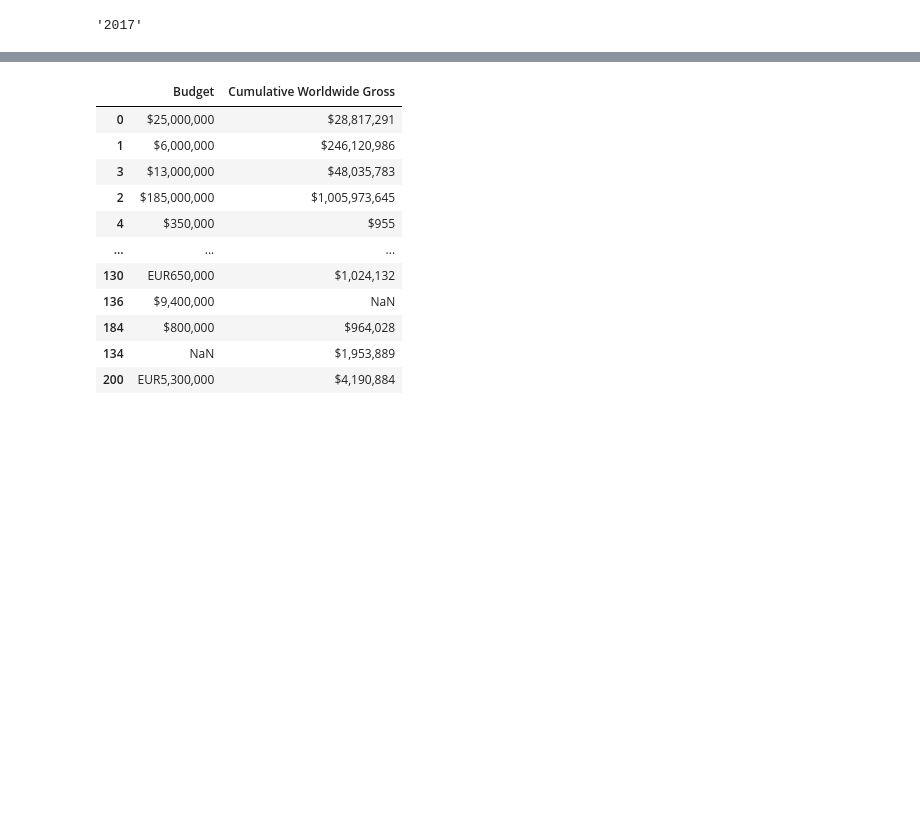
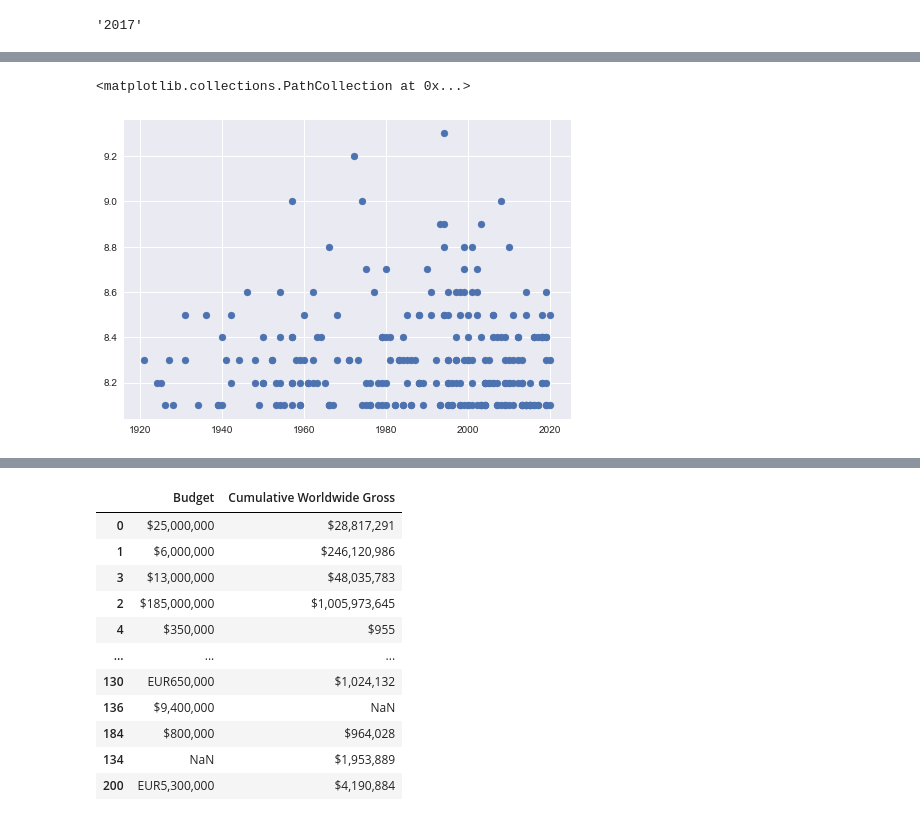
Before and after one commit to neeschal00/IMDB-250-movies-budget, a Jupyter notebook: usingData.ipynb, the cells around one changed output, grey strips where cells are left out. Cells and saved outputs as stored; diff of their text form; code cells hidden in the pictures; blank space fills up the shorter version.

Commit message:
Testing out the plots

```diff
--- a/usingData.ipynb
+++ b/usingData.ipynb
@@ -5,5 +5,6 @@ pd.set_option('display.max_columns',10)
 pd.set_option('display.max_rows',20)
 # %%
 from matplotlib import pyplot as plt
+plt.style.use('seaborn')
 # %%
 file_Df = pd.read_csv('imdb_boxOffice.csv')
@@ -35,5 +20,3 @@ getYear('Three Billboards Outside Ebbing, Missouri(2017)')
 '2017'
 # %%
 file_Df[["Title","Year"]] = file_Df.Title.str.extract(r"(.*)(\(\d+\))",expand=True)
-# %%
-file_Df["Year"] = file_Df["Year"].apply(lambda x: int(x.strip("()")))
@@ -73,0 +25,7 @@ imdb_df
+# %%
+imdb_df["Year"] = imdb_df["Year"].apply(lambda x: int(x.strip("()")))
+# %%
+plt.scatter(imdb_df.Year,imdb_df.Rating)
+# %% [output]
+<matplotlib.collections.PathCollection at 0x...>
+[figure, added]
```
Also changed, not shown: parts of 4 cells of this notebook.
